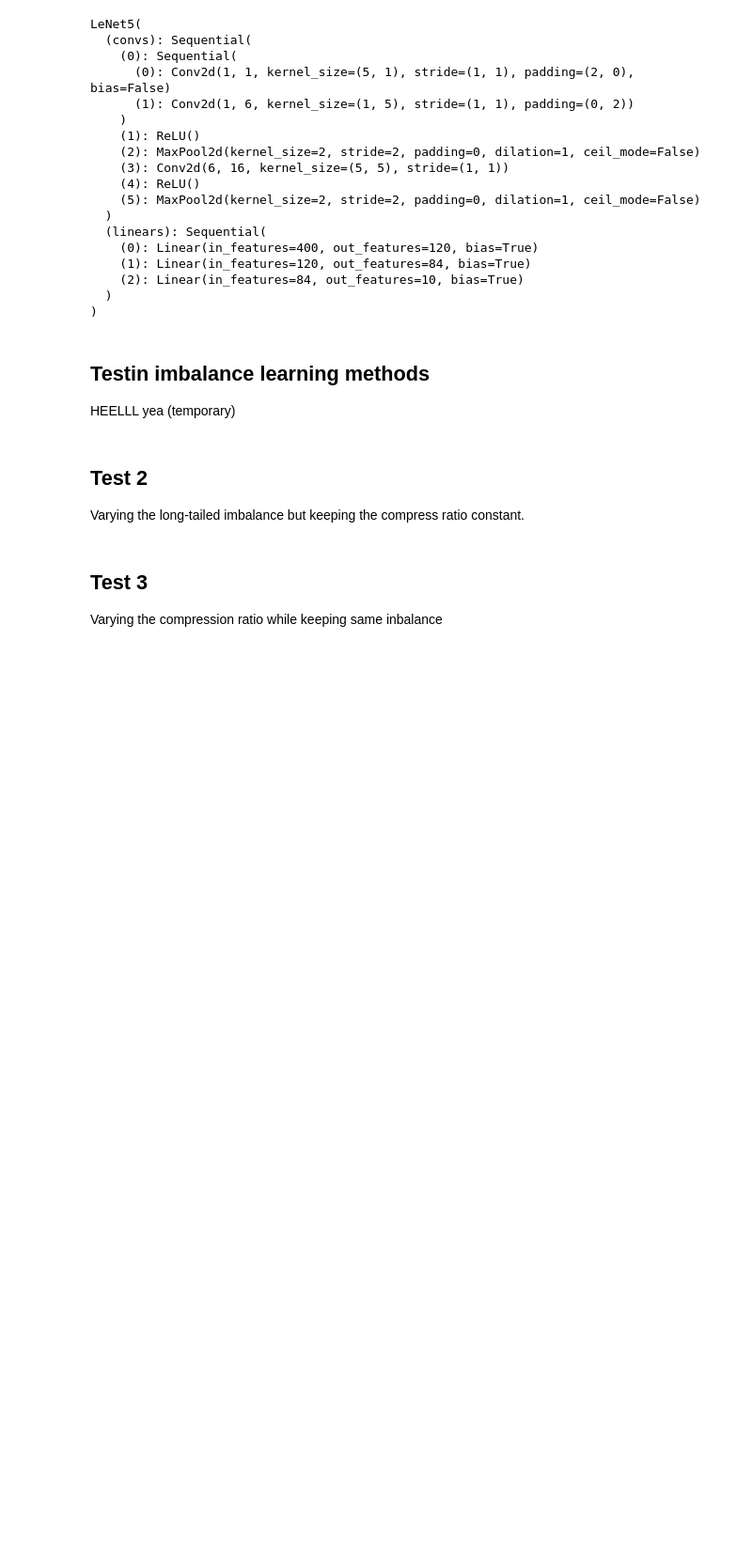
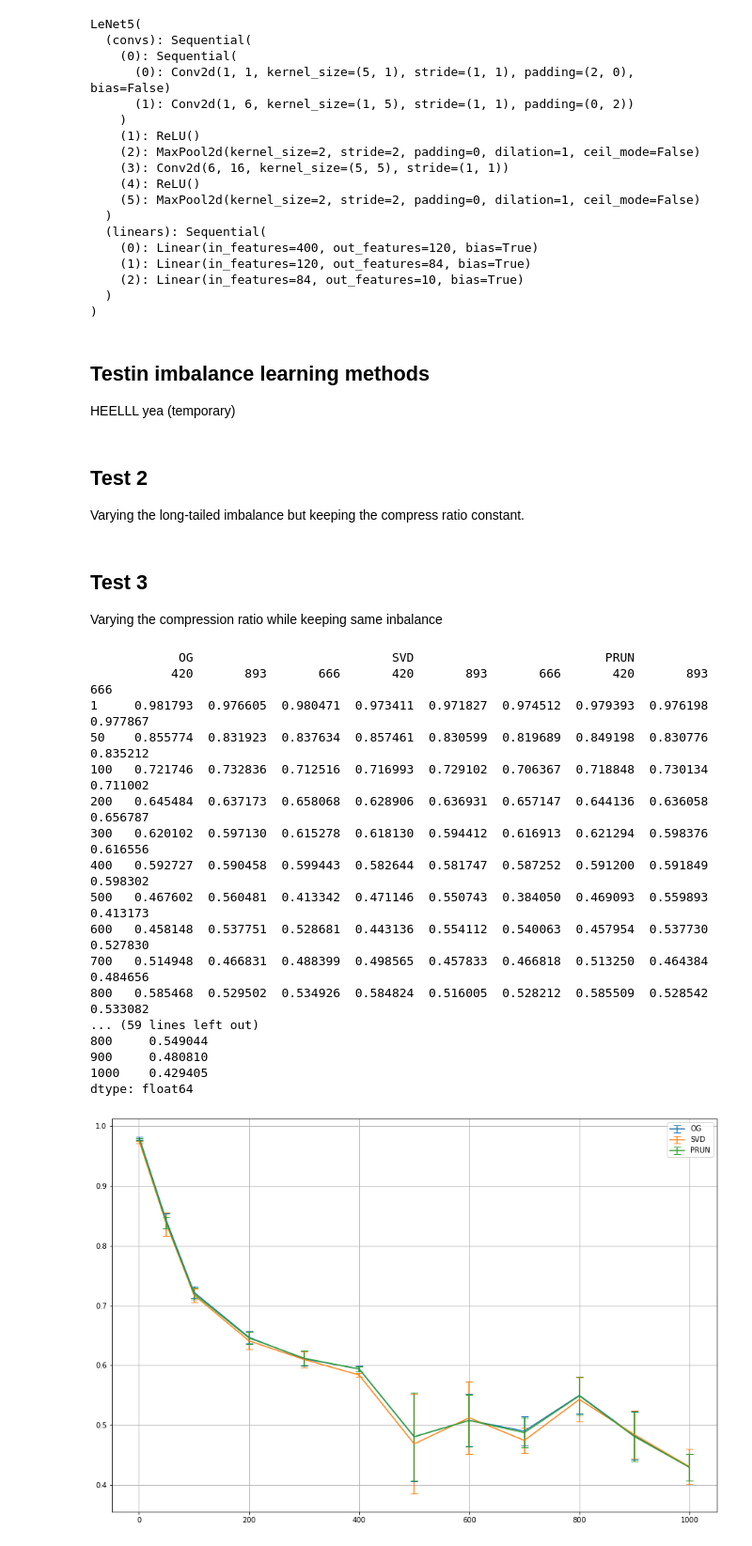
Before and after one commit to Jmulder08/LerenBeslissen, a Jupyter notebook: our_aimet_ready.ipynb, the cells around one changed output. Shown at 94% size. Drawn from its saved outputs; the diff is of its cells as text; code cells hidden in the pictures; blank space fills up the shorter version.

```diff
--- a/our_aimet_ready.ipynb
+++ b/our_aimet_ready.ipynb
@@ -165,0 +166,2 @@ test_loader = DataLoader(test, batch_size=1024, num_workers=4, shuffle=False, pi
+# %%
+test_loader = get_test_loader("CIFAR10")
@@ -968,3 +982,60 @@ comp_ratio_tester(train_wrs_loader, description="WRS")
 comp_ratio_tester(train_loader, description="WCE", weight=train_weight)
 comp_ratio_tester(train_wrs_loader, description="WRS, Weighted CE", weight=train_weight)
 comp_ratio_tester(train_loader, description="Focal Loss, gamma=1", loss_func="FL", weight=train_weight, gamma=1)
+# %%
+import pandas as pd
+
+df_f1 = pd.read_csv('df_f1.csv', header=[0, 1], skipinitialspace=True, index_col=0)
+df_time = pd.read_csv('df_time.csv', header=[0, 1], skipinitialspace=True, index_col=0)
+
+df_f1.columns = pd.MultiIndex.from_tuples(df_f1.columns)
+df_time.columns = pd.MultiIndex.from_tuples(df_f1.columns)
+pd.set_option('expand_frame_repr', False)
+
+models = ["OG", "SVD", "PRUN"]
+
+cut_ratios = [1, 50, 100, 200, 300, 400, 500, 600, 700, 800, 900, 1000]
+df_f1 = df_f1.drop(index=[10, 20, 30, 40, 60, 70, 80, 90])
+
+print(df_f1)
+print(df_time)
+
+tuples =[('OG', 420), ('OG', 893), ('OG', 666), ('SVD', 420), ('SVD', 893), ('SVD', 666), ('PRUN', 420), ('PRUN', 893), ('PRUN', 666)]
+
+df_f1_mean = pd.DataFrame(index=cut_ratios, columns=tuples)
+df_f1_std = pd.DataFrame(index=cut_ratios, columns=tuples)
+
+plt.figure(figsize=(15,10))
+# plt.xscale('log')
+plt.grid()
+
+for model in models:
+    mean = df_f1[model].mean(axis=1)
+    std = df_f1[model].std(axis=1)
+
+    print(mean)
+    df_f1_mean[model] = mean
+    df_f1_std[model] = std
+    plt.errorbar(cut_ratios, mean, yerr=[std, std], capsize=5, label=model)
+
+plt.legend()
+plt.show()
+# %% [output]
+            OG                           SVD                          PRUN
+           420       893       666       420       893       666       420       893       666
+1     0.981793  0.976605  0.980471  0.973411  0.971827  0.974512  0.979393  0.976198  0.977867
+50    0.855774  0.831923  0.837634  0.857461  0.830599  0.819689  0.849198  0.830776  0.835212
+100   0.721746  0.732836  0.712516  0.716993  0.729102  0.706367  0.718848  0.730134  0.711002
+200   0.645484  0.637173  0.658068  0.628906  0.636931  0.657147  0.644136  0.636058  0.656787
+300   0.620102  0.597130  0.615278  0.618130  0.594412  0.616913  0.621294  0.598376  0.616556
+400   0.592727  0.590458  0.599443  0.582644  0.581747  0.587252  0.591200  0.591849  0.598302
+500   0.467602  0.560481  0.413342  0.471146  0.550743  0.384050  0.469093  0.559893  0.413173
+600   0.458148  0.537751  0.528681  0.443136  0.554112  0.540063  0.457954  0.537730  0.527830
+700   0.514948  0.466831  0.488399  0.498565  0.457833  0.466818  0.513250  0.464384  0.484656
+800   0.585468  0.529502  0.534926  0.584824  0.516005  0.528212  0.585509  0.528542  0.533082
+... (59 lines left out)
+800     0.549044
+900     0.480810
+1000    0.429405
+dtype: float64
+[figure, added]
```
Also changed, not shown: parts of 7 cells of this notebook, 2 other files.
